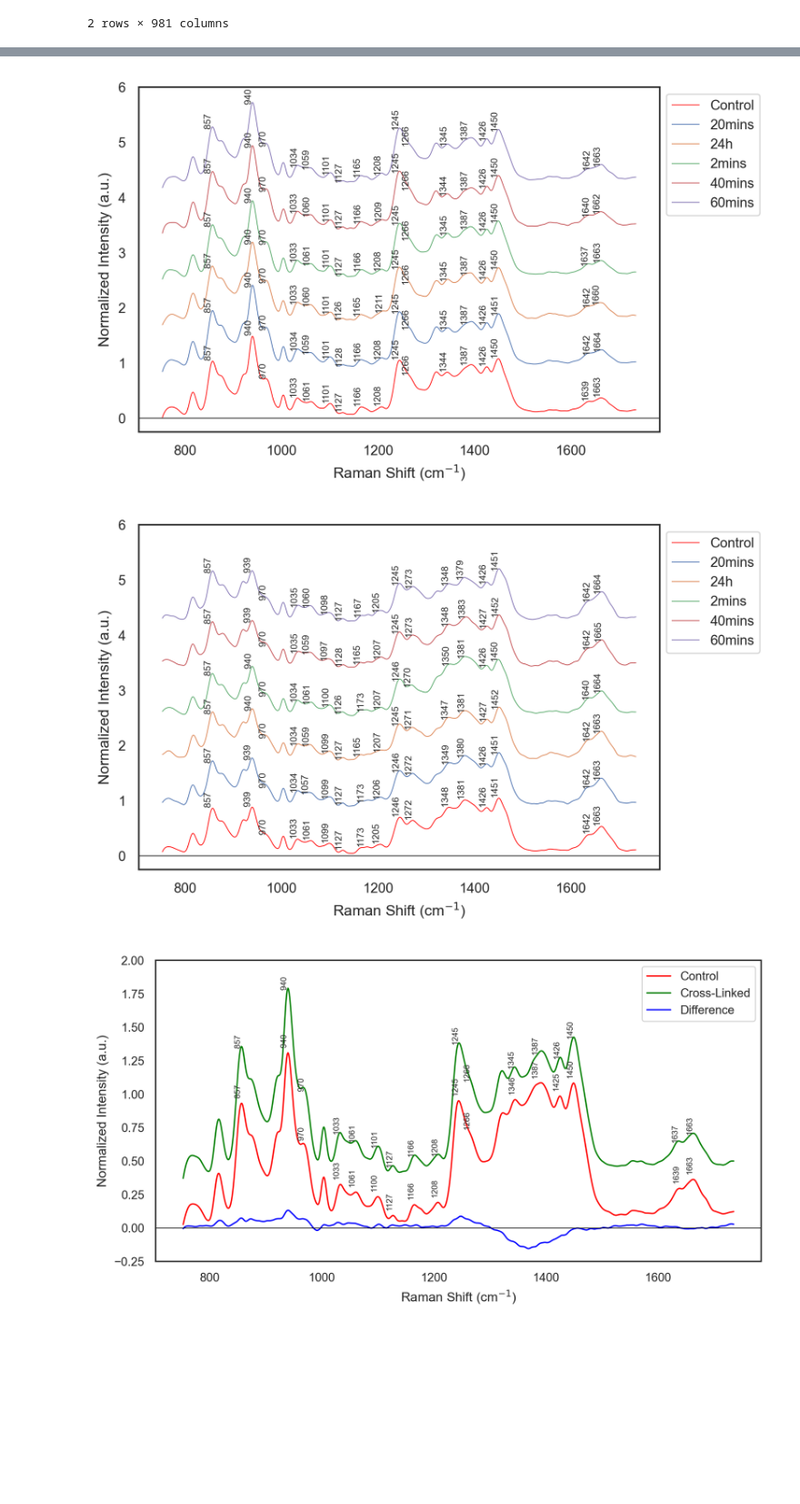
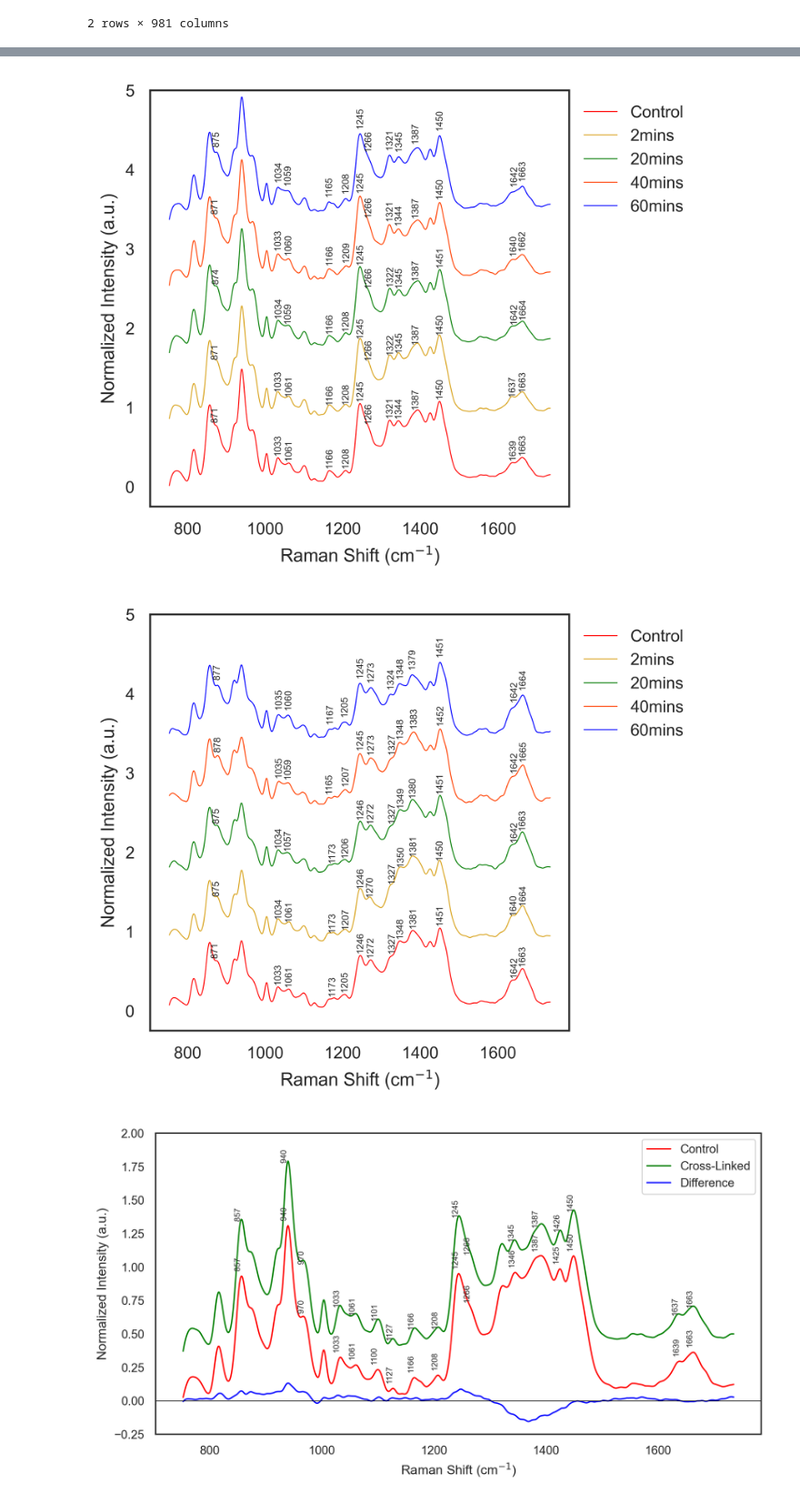
Before and after one commit to bunmiadejimi/Raman_Collagen, a Jupyter notebook: Plot renderings.ipynb, the cells around one changed output, grey strips where cells are left out. Shown at 91% size. Drawn from its saved outputs; the diff is of its cells as text; code cells hidden in the pictures; blank space fills up the shorter version.

```diff
--- a/Plot renderings.ipynb
+++ b/Plot renderings.ipynb
@@ -105,7 +49,0 @@ df_mean1[(df_mean1['orient'] == j)]
-# %%
-for b in range(1, len(df_mean1[(df_mean1['orient'] == j)])):
-    print(b)
-    sns.lineplot(#data= df_mean1[(df_mean1['orient'] == j)],
-                x = df_mean1[(df_mean1['orient'] == j)].columns[5:],
-                y = df_mean1[(df_mean1['orient'] == j)].iloc[b, 5:]
-    )
@@ -123,2 +50,2 @@ for b in range(1, len(df_mean1[(df_mean1['orient'] == j)])):
 # %%
-sub.reset_index(drop=True)['trt_time']#[1]
+sub = df_mean1[(df_mean1['orient'] == j)].reset_index(drop=True)
@@ -136,0 +52,4 @@ Name: trt_time, dtype: object
+# %%
+sub['trt_time'] = pd.Categorical(sub['trt_time'], categories= ['0mins',   '2mins',  '20mins',     '40mins',    '60mins',  '24h',
+'2mins24h',  '20mins24h',  '40mins24h', '60mins24h'])
+sub.sort_values('trt_time')
@@ -138,13 +85,17 @@ Name: trt_time, dtype: object
 ### Diference from singular control
 
 sns.set_theme(style = 'white', context = 'paper')
+col_map = ['orange', 'goldenrod','green', 'orangered', 'blue', 'k']
 #for i in ['2mins', '20mins', '40mins', '60mins']:#, '24h'
 for j in ['Orth', 'Para']:#
     sub = df_mean1[(df_mean1['orient'] == j)].reset_index(drop=True)
-    #sub_ctrl = df_mean1[(df_mean1['sample'] == 'Ctrl') & (df_mean1['orient'] == j)]
-    diff = sub.iloc[1:, 5:].values - sub.iloc[0, 5:].values
+    sub['trt_time'] = pd.Categorical(sub['trt_time'], categories= ['0mins',   '2mins',  '20mins',     '40mins',    '60mins',  '24h',
+    '2mins24h',  '20mins24h',  '40mins24h', '60mins24h'])
+    sub = sub.sort_values('trt_time').reset_index(drop=True)
+    #sub_ctrl = sub[(sub['sample'] == 'Ctrl') & (sub['orient'] == j)]
+    #diff = sub.iloc[1:, 5:].values - sub.iloc[0, 5:].values
 
-    plt.figure(figsize = (6, 4), dpi = 300)
+    plt.figure(figsize = (4, 4), dpi = 600)
     sns.lineplot(
             x = sub.columns[5:].astype(float),
             y = sub.iloc[0, 5:].values,
@@ -152,50 +103,66 @@ for j in ['Orth', 'Para']:#
             color = 'red',
             lw = .5
         )
-    for b in range(1, 6):
+    for b in range(1, 5):
+        #plt.figure(figsize = (6, 4), dpi = 300)
+        '''if b == 3:
+            sns.lineplot(
+                x = sub.columns[5:].astype(float),
+                y = sub.iloc[b, 5:] + 2, #.values +.35,
+                label = sub['trt_time'][b],
+                color = col_map[b],
+                lw = .5,
+                #hue = 'trt_time'
+            #palette=col_map
+            )
+        else:'''
         sns.lineplot(
                 x = sub.columns[5:].astype(float),
-                y = sub['trt_time'].iloc[b, 5:] +(b/1.2), #.values +.35,
-                label = sub[sub['trt_time']][b],
-                #color = 'green',
+                y = sub.iloc[b, 5:] +(b/1.19), #.values +.35,
+                label = sub['trt_time'][b],
+                color = col_map[b],
                 lw = .5,
                 #hue = 'trt_time'
+            #palette=col_map
             )
+
+
+
     '''sns.lineplot(
             x = sub.columns[5:].astype(float),
             y = diff,
             label = 'Difference',
             color = 'blue',
             lw = 1
         )'''
         #plt.title(f'Raman spectra for {j} samples at {i} treatment time')
-    plt.legend(bbox_to_anchor = (1, 1))
+    plt.legend(bbox_to_anchor = (1, 1), frameon = False)
     plt.xlabel("Raman Shift (cm$^{-1}$)")
     plt.ylabel("Normalized Intensity (a.u.)")
-    plt.ylim(-.25, 6)
-    plt.axhline(0, lw = .5, color = 'black')
+    plt.ylim(-.25, 5)
+    #plt.axhline(0, lw = .5, color = 'black')
 
-    ctrs = [857,940, 975,1033, 1062, 1100, 1127, 1167, 1207, 1245, 1270,  1344, 1381, 1426, 1451, 1636, 1663]#816, 857, 876, 921,  1003, 1321,
+    ctrs = [ 876, 1321,1245, 1270,  1381, 1033, 1062, 1167, 1207, 1344, 1451, 1636, 1663]#816, 857, 876, 921,  1003, 1321,857,940, 975,1100, 1127, 1245, 1270,  1381, 1426,
     for c in ctrs:
-        for b in range(0, 6):
+        for b in range(0, 5):
             mask = (sub.columns[5:] >= c - 5) & (sub.columns[5:] <= c + 6)
 
             loc_idx = sub.columns[5:][mask]
             peak_idx = sub.iloc[b, 5:][mask]
 
             idx_max = np.argmax(peak_idx)
             peak_wl = loc_idx[idx_max]
             int_val = peak_idx.values[idx_max]
                     #print(int_val)
             if b == 0:
-                        plt.text(peak_wl, int_val + .05,#.3 * (len(sub) + 0.3),
-                        f'{peak_wl:.0f}', rotation=90, fontsize=6, ha='right')
+                        plt.text(peak_wl + 10, int_val + .05,#.3 * (len(sub) + 0.3),
+                        f'{peak_wl:.0f}', rotation=90, fontsize=5, ha='right')
             else:
-                        plt.text(peak_wl, int_val + b/1.2,#.5 * (len(sub) + 0.3),
-                            f'{peak_wl:.0f}', rotation=90, fontsize=6, ha='right')
+                        plt.text(peak_wl+10, int_val + b/1.16,#.5 * (len(sub) + 0.3),
+                            f'{peak_wl:.0f}', rotation=90, fontsize=5, ha='right')
 # %% [output]
-[figure, old version]
+[figure, new version]
-[figure, old version]
+[figure, new version]
 # %%
 ### Diference within each time point
 
```
Also changed, not shown: parts of 8 cells of this notebook.
